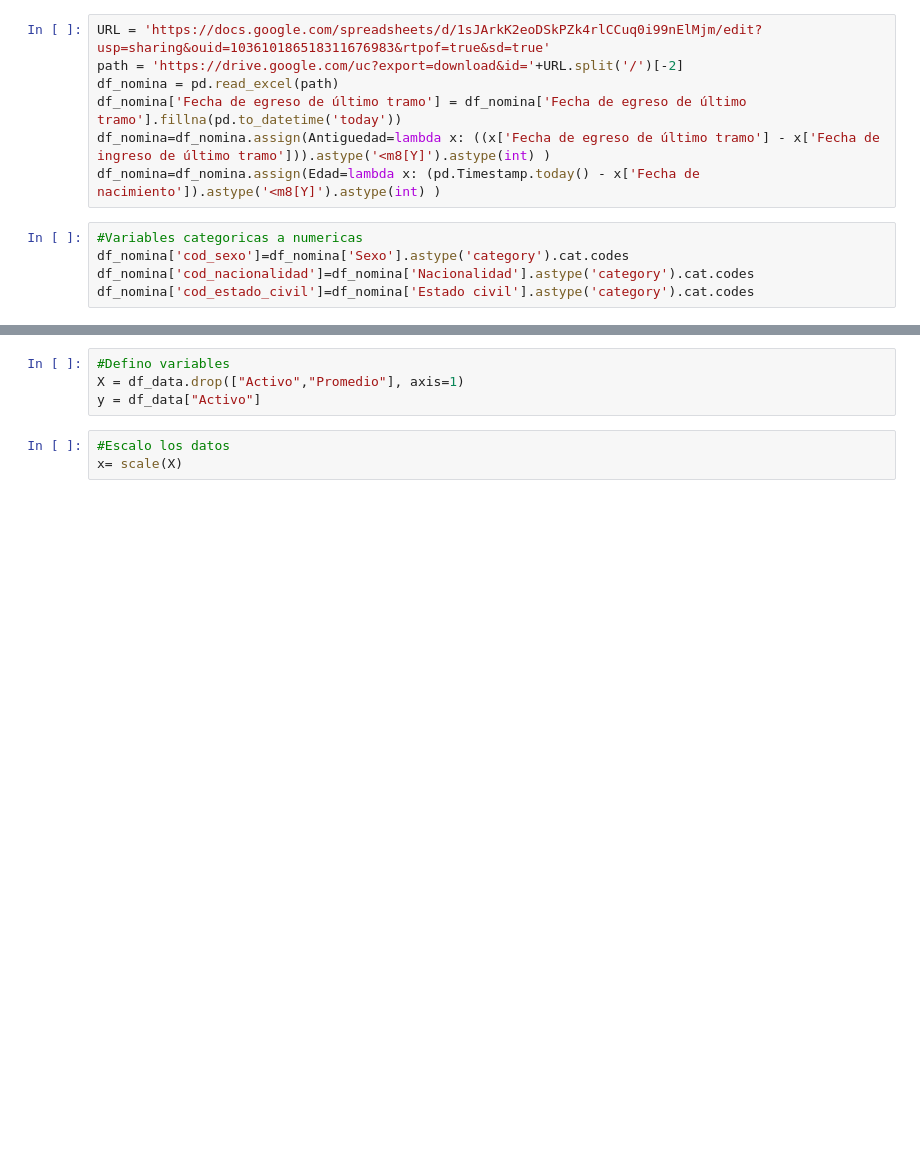
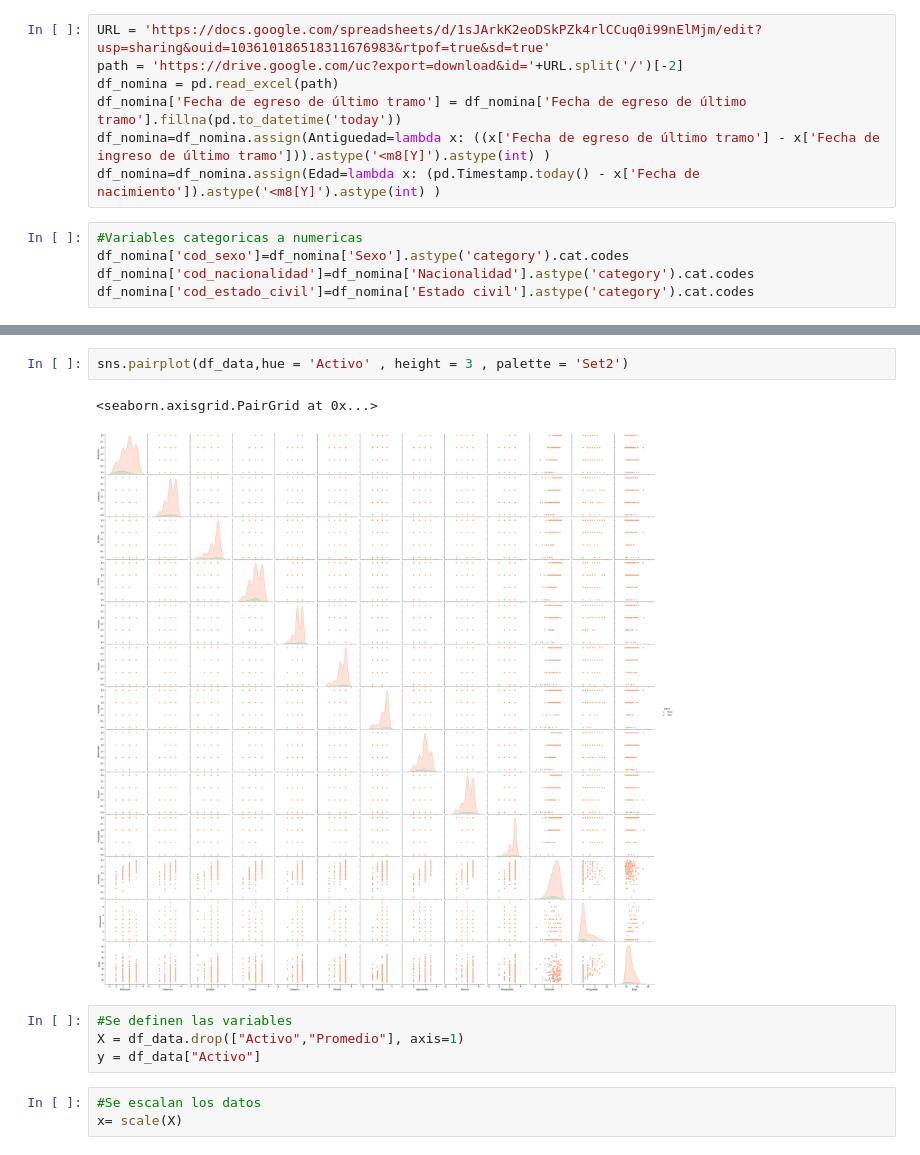
Before and after one commit to dalopez994/LPQ-HR, a Jupyter notebook: LPQ_ML_Lopez.ipynb, the cells around one changed output, grey strips where cells are left out. Saved outputs shown, nothing was run; the diff lists cells and outputs as text; blank space fills up the shorter version.

```diff
--- a/LPQ_ML_Lopez.ipynb
+++ b/LPQ_ML_Lopez.ipynb
@@ -25,9 +39,14 @@ df_data=df_nomina.iloc[:, 31:48]
+# %%
+sns.pairplot(df_data,hue = 'Activo' , height = 3 , palette = 'Set2')
+# %% [output]
+<seaborn.axisgrid.PairGrid at 0x...>
+[figure, added]
 # %%
-#Defino variables
+#Se definen las variables
 X = df_data.drop(["Activo","Promedio"], axis=1)
 y = df_data["Activo"]
 # %%
-#Escalo los datos
+#Se escalan los datos
 x= scale(X)
 # %%
 (X_train, X_test,y_train, y_test) = train_test_split(X,y,stratify=y,test_size=0.30)
```
Also changed, not shown: parts of 11 cells of this notebook.
